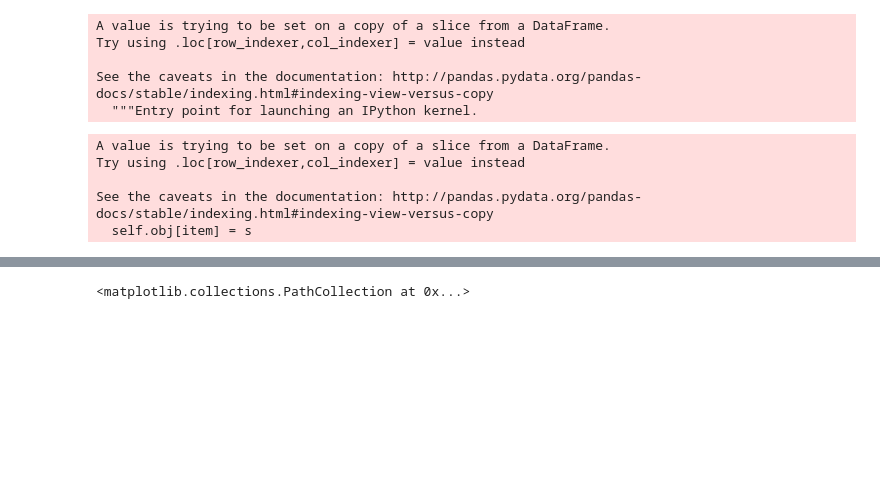
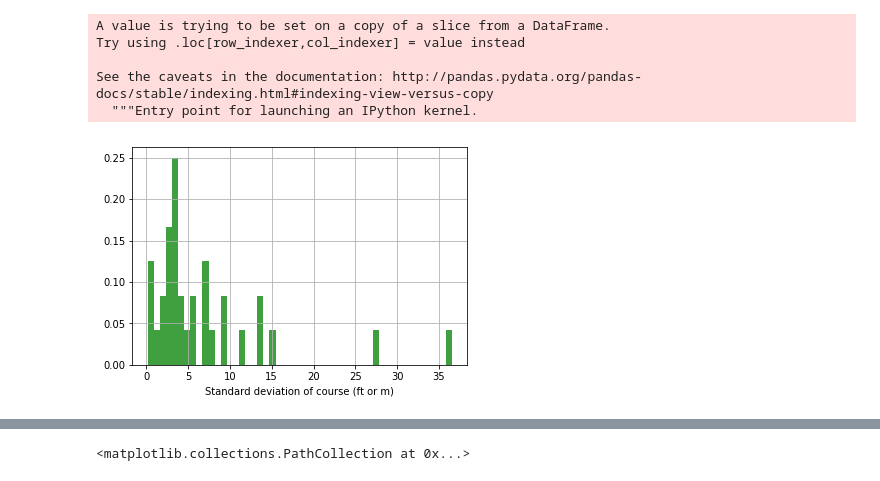
Before and after one commit to freddyox/letsdothis, a Jupyter notebook: clean_build_tables.ipynb, the cells around one changed output, grey strips where cells are left out. Drawn from its saved outputs; the diff is of its cells as text; code cells hidden in the pictures; blank space fills up the shorter version.

```diff
--- a/clean_build_tables.ipynb
+++ b/clean_build_tables.ipynb
@@ -135,14 +135,12 @@ dfnew=dfnew[dfnew.race_title == '10K']
 norm = 10.0 * 1.0
 gpx_up = dict(zip(gpxnew.meeting_id, gpxnew.sum_up))
 gpx_down = dict(zip(gpxnew.meeting_id, gpxnew.sum_down))
-dfnew['sum_up']=dfnew['meeting_id'].apply(lambda x: gpx_up[x]/norm)
-dfnew['sum_down']=dfnew['meeting_id'].apply(lambda x: -1*gpx_down[x]/norm)
+gpx_mean = dict(zip(gpxnew.meeting_id, gpxnew['mean']))
+gpx_sigma = dict(zip(gpxnew.meeting_id, gpxnew.sigma))
+dfnew['sum_up']=dfnew['meeting_id'].apply(lambda x:   gpx_up[x]/norm)
+dfnew['sum_down']=dfnew['meeting_id'].apply(lambda x: gpx_down[x]/norm)
+dfnew['mean']=dfnew['meeting_id'].apply(lambda x:     gpx_mean[x])
+dfnew['sigma']=dfnew['meeting_id'].apply(lambda x:    gpx_sigma[x])
-# %% [output]
-A value is trying to be set on a copy of a slice from a DataFrame.
-Try using .loc[row_indexer,col_indexer] = value instead
-
-See the caveats in the documentation: http://pandas.pydata.org/pandas-docs/stable/indexing.html#indexing-view-versus-copy
-  self.obj[item] = s
 # %%
 dfnew['diff'] = dfnew['sum_up'] - dfnew['sum_down']
 # %%
@@ -160,3 +152,13 @@ columns2drop = ['chip_time','gun_time','name','race_title',
                 'terrain','race_date','race_location','uniqueID',
                'chip_time_corr','gun_time_corr']
 dfnew = dfnew.drop(columns2drop, axis=1)
+# %%
+sigmas=dfnew.groupby(['meeting_id','mean','sigma'],as_index=False)['min_time'].mean()
+# %%
+n, bins, patches = plt.hist(sigmas['sigma'], 50, density=True,
+                            facecolor='g', alpha=0.75)
+plt.grid(True)
+plt.xlabel('Standard deviation of course (ft or m)')
+plt.show()
+# %% [output]
+[figure, added]
```
Also changed, not shown: parts of 12 cells of this notebook, 3 other files.
